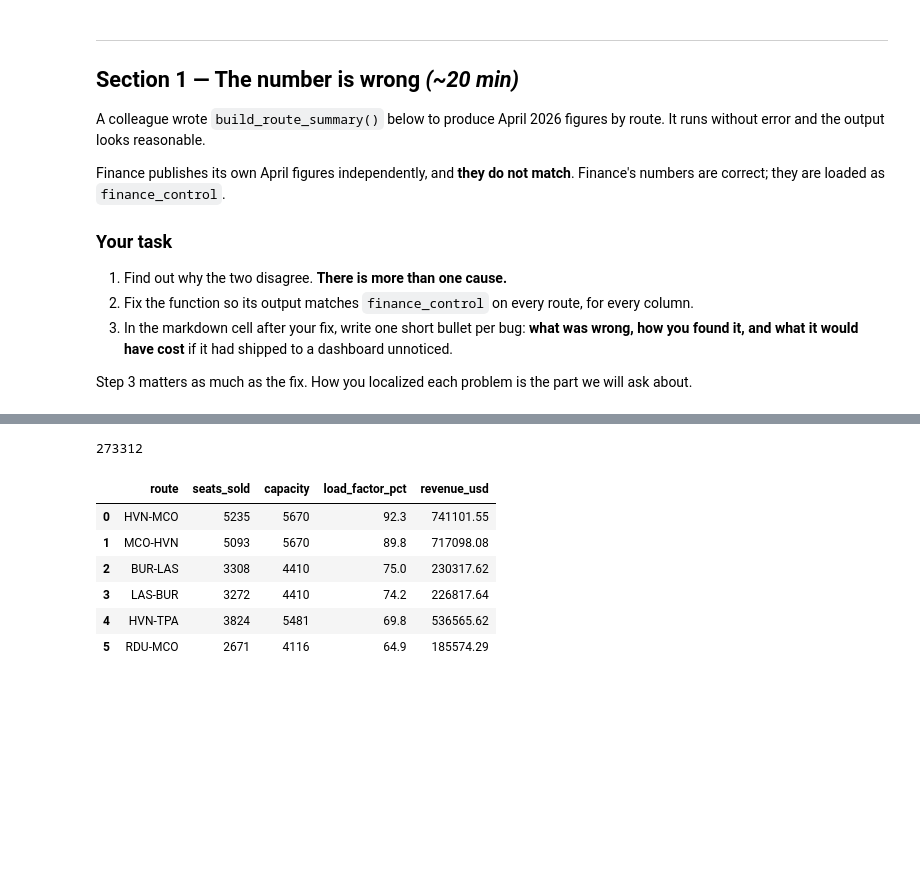
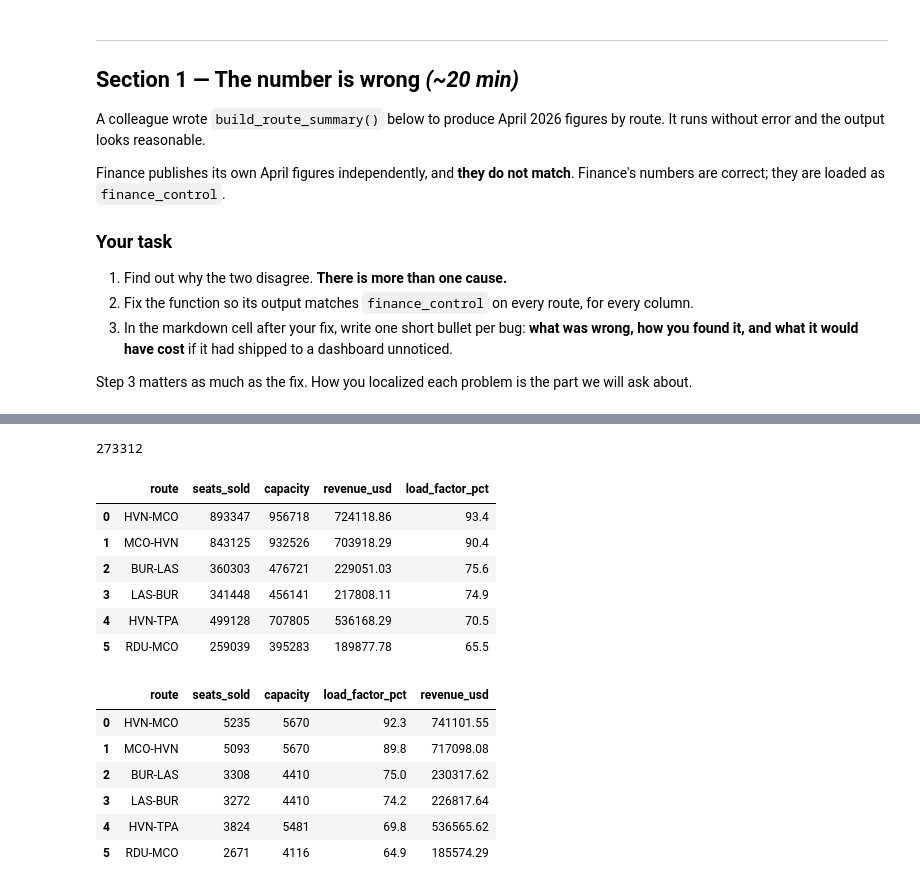
Before and after one commit to KforKelvin/Avelo_Assement, a Jupyter notebook: avelo_de_screen.ipynb, the cells around one changed output, grey strips where cells are left out. Cells and saved outputs as stored; diff of their text form; code cells hidden in the pictures; blank space fills up the shorter version.

```diff
--- a/avelo_de_screen.ipynb
+++ b/avelo_de_screen.ipynb
@@ -125,33 +125,56 @@ build_route_summary(flights, bookings)
 #     CAST(SUM(f.capacity) AS BIGINT) AS capacity,
 #     ROUND(SUM(b.fare_usd), 2) AS revenue_usd,
 #     ROUND(100.0 * SUM(f.seats_sold) / SUM(f.capacity), 1) AS load_factor_pct
 # FROM flights f
 # INNER JOIN bookings b ON f.flight_id = b.flight_id
 # WHERE b.booked_at >= '2026-04-01'
 #   AND b.booked_at <= '2026-04-30'
 # GROUP BY f.origin, f.dest
 # ORDER BY load_factor_pct DESC
 
 
 """April 2026 seats, capacity, load factor and revenue by route."""
 df = flights.merge(bookings, on="flight_id", how="inner")
 df = df[(df["booked_at"] >= "2026-04-01") & (df["booked_at"] <= "2026-04-30")]
 print(df.size)
 df["route"] = df["origin"] + "-" + df["dest"]
 
 # summary = df.groupby("route", as_index=False).agg(
 #     seats_sold=("seats_sold", "sum"),
 #     capacity=("capacity", "sum"),
 #     revenue_usd=("fare_usd", "sum"),
 # )
 # summary["load_factor_pct"] = round(
 #     100 * summary["seats_sold"] / summary["capacity"], 1
 # )
 # summary["revenue_usd"] = round(summary["revenue_usd"], 2)
 
     # return summary.sort_values("load_factor_pct", ascending=False).reset_index(drop=True)
+
+q("""
+SELECT
+    f.origin || '-' || f.dest AS route,
+    CAST(SUM(f.seats_sold) AS BIGINT) AS seats_sold,
+    CAST(SUM(f.capacity) AS BIGINT) AS capacity,
+    ROUND(SUM(b.fare_usd), 2) AS revenue_usd,
+    ROUND(100.0 * SUM(f.seats_sold) / SUM(f.capacity), 1) AS load_factor_pct
+FROM flights f INNER JOIN bookings b ON f.flight_id = b.flight_id
+WHERE
+    b.booked_at >= '2026-04-01'
+  AND
+    b.booked_at <= '2026-04-30'
+GROUP BY f.origin, f.dest
+ORDER BY load_factor_pct DESC
+""")
 # %% [output]
 273312
+|  | route | seats_sold | capacity | revenue_usd | load_factor_pct |
+| 0 | HVN-MCO | 893347 | 956718 | 724118.86 | 93.4 |
+| 1 | MCO-HVN | 843125 | 932526 | 703918.29 | 90.4 |
+| 2 | BUR-LAS | 360303 | 476721 | 229051.03 | 75.6 |
+| 3 | LAS-BUR | 341448 | 456141 | 217808.11 | 74.9 |
+| 4 | HVN-TPA | 499128 | 707805 | 536168.29 | 70.5 |
+| 5 | RDU-MCO | 259039 | 395283 | 189877.78 | 65.5 |
 # %%
 finance_control   # the correct April 2026 figures — reconcile to this
 # %% [output]
```
Also changed, not shown: parts of 2 cells of this notebook, 2 other files.
